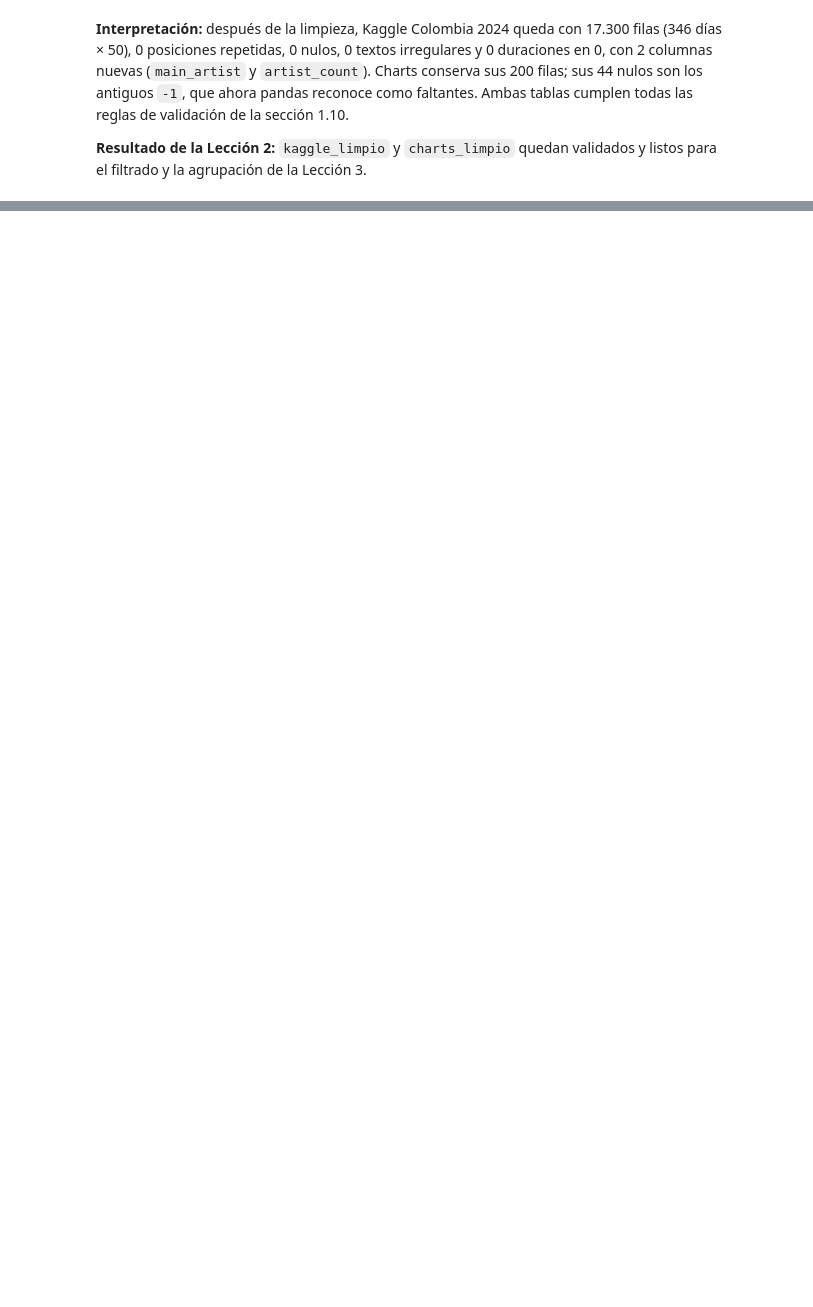
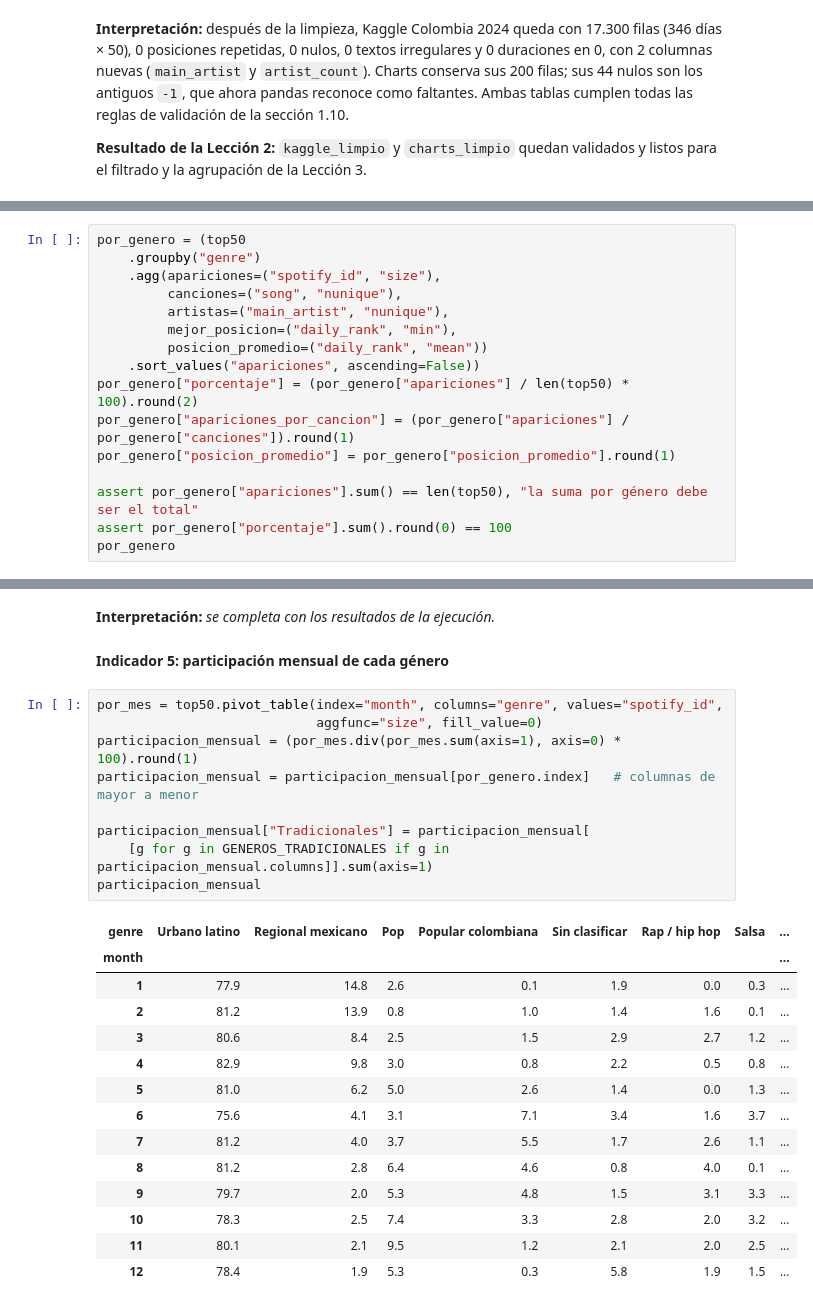
Before and after one commit to jeferson-estiven-vargas/proyecto-spotify-colombia, a Jupyter notebook: notebooks/data_preparation.ipynb, the cells around one changed output, grey strips where cells are left out. Saved outputs shown, nothing was run; the diff lists cells and outputs as text; blank space fills up the shorter version.

```diff
--- a/notebooks/data_preparation.ipynb
+++ b/notebooks/data_preparation.ipynb
@@ -504,0 +665,16 @@ comparacion_calidad
+# %%
+por_genero = (top50
+    .groupby("genre")
+    .agg(apariciones=("spotify_id", "size"),
+         canciones=("song", "nunique"),
+         artistas=("main_artist", "nunique"),
+         mejor_posicion=("daily_rank", "min"),
+         posicion_promedio=("daily_rank", "mean"))
+    .sort_values("apariciones", ascending=False))
+por_genero["porcentaje"] = (por_genero["apariciones"] / len(top50) * 100).round(2)
+por_genero["apariciones_por_cancion"] = (por_genero["apariciones"] / por_genero["canciones"]).round(1)
+por_genero["posicion_promedio"] = por_genero["posicion_promedio"].round(1)
+
+assert por_genero["apariciones"].sum() == len(top50), "la suma por género debe ser el total"
+assert por_genero["porcentaje"].sum().round(0) == 100
+por_genero
@@ -504,0 +743,28 @@ comparacion_calidad
+# %% [markdown]
+**Interpretación:** _se completa con los resultados de la ejecución._
+
+#### Indicador 5: participación mensual de cada género
+# %%
+por_mes = top50.pivot_table(index="month", columns="genre", values="spotify_id",
+                            aggfunc="size", fill_value=0)
+participacion_mensual = (por_mes.div(por_mes.sum(axis=1), axis=0) * 100).round(1)
+participacion_mensual = participacion_mensual[por_genero.index]   # columnas de mayor a menor
+
+participacion_mensual["Tradicionales"] = participacion_mensual[
+    [g for g in GENEROS_TRADICIONALES if g in participacion_mensual.columns]].sum(axis=1)
+participacion_mensual
+# %% [output]
+| genre | Urbano latino | Regional mexicano | Pop | Popular colombiana | Sin clasificar | Rap / hip hop | Salsa | ... |
+| month |  |  |  |  |  |  |  | ... |
+| 1 | 77.9 | 14.8 | 2.6 | 0.1 | 1.9 | 0.0 | 0.3 | ... |
+| 2 | 81.2 | 13.9 | 0.8 | 1.0 | 1.4 | 1.6 | 0.1 | ... |
+| 3 | 80.6 | 8.4 | 2.5 | 1.5 | 2.9 | 2.7 | 1.2 | ... |
+| 4 | 82.9 | 9.8 | 3.0 | 0.8 | 2.2 | 0.5 | 0.8 | ... |
+| 5 | 81.0 | 6.2 | 5.0 | 2.6 | 1.4 | 0.0 | 1.3 | ... |
+| 6 | 75.6 | 4.1 | 3.1 | 7.1 | 3.4 | 1.6 | 3.7 | ... |
+| 7 | 81.2 | 4.0 | 3.7 | 5.5 | 1.7 | 2.6 | 1.1 | ... |
+| 8 | 81.2 | 2.8 | 6.4 | 4.6 | 0.8 | 4.0 | 0.1 | ... |
+| 9 | 79.7 | 2.0 | 5.3 | 4.8 | 1.5 | 3.1 | 3.3 | ... |
+| 10 | 78.3 | 2.5 | 7.4 | 3.3 | 2.8 | 2.0 | 3.2 | ... |
+| 11 | 80.1 | 2.1 | 9.5 | 1.2 | 2.1 | 2.0 | 2.5 | ... |
+| 12 | 78.4 | 1.9 | 5.3 | 0.3 | 5.8 | 1.9 | 1.5 | ... |
```
Also changed, not shown: parts of 13 cells of this notebook, 2 other files.
